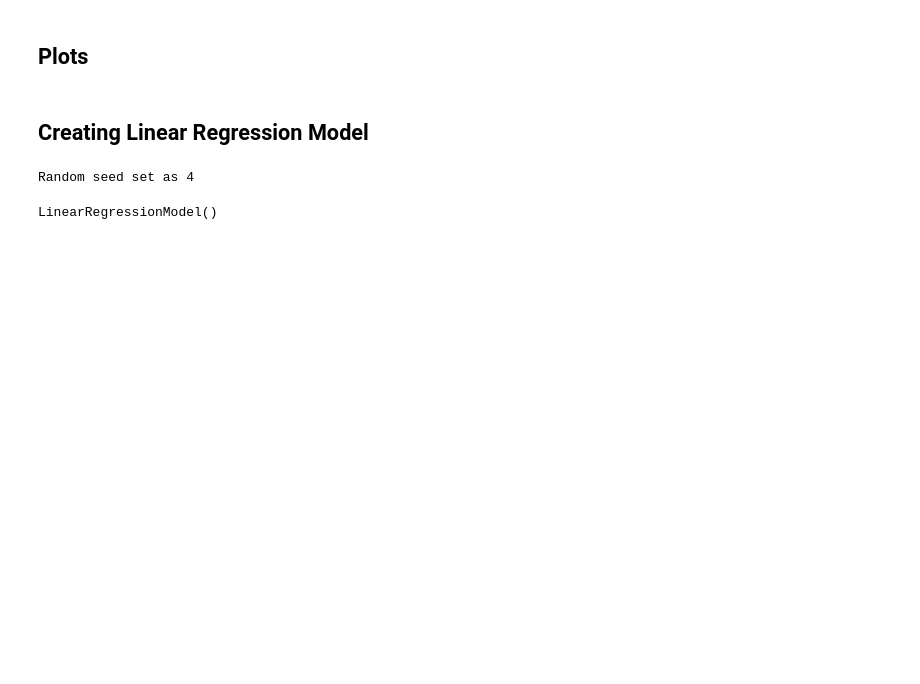
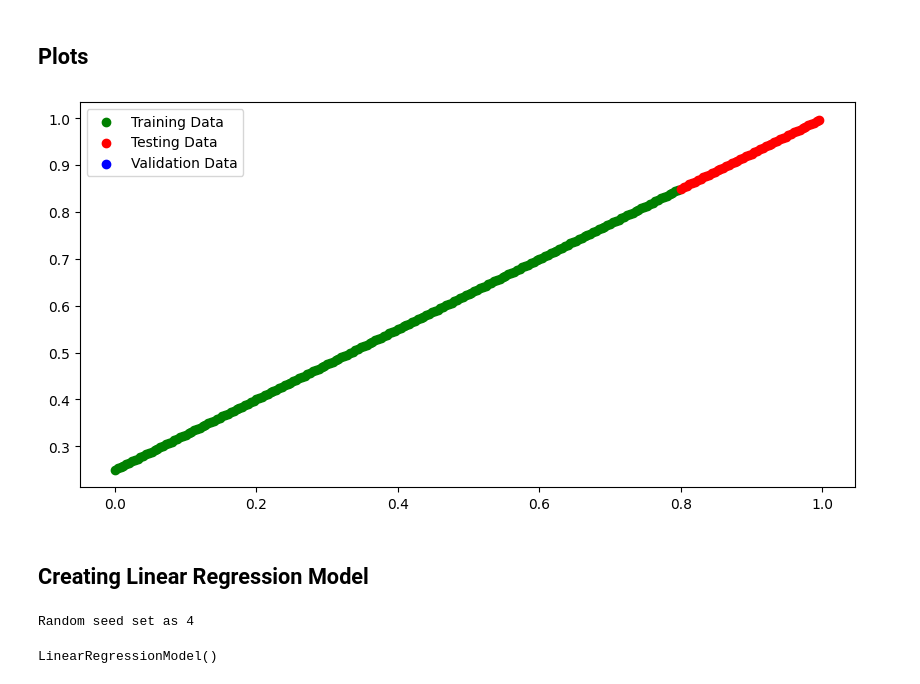
Before and after one commit to RahulJana/deep-learning-101, a Jupyter notebook: pytorch/basics.ipynb, the cells around one changed output. Saved outputs shown, nothing was run; the diff lists cells and outputs as text; code cells hidden in the pictures; blank space fills up the shorter version.

```diff
--- a/pytorch/basics.ipynb
+++ b/pytorch/basics.ipynb
@@ -71,7 +111,7 @@ def plot_dataset(train_data,
                  test_label,
                  valid_data = None,
                  valid_label = None,
-                 fig_size = (10, 7),
+                 fig_size = (10, 5),
                  predictions=None) -> None:
     plt.figure(figsize=fig_size)
 
@@ -82,7 +122,7 @@ def plot_dataset(train_data,
 
     plt.scatter(test_data,
                 test_label,
-                c="o",
+                c="r",
                 label = "Testing Data")
 
     if valid_data is None or valid_label is None:
@@ -92,3 +132,10 @@ def plot_dataset(train_data,
                     label = "Validation Data")
 
     plt.legend()
+# %%
+plot_dataset(train_data=X_train,
+             train_label=y_train,
+             test_data=X_test,
+             test_label=y_test)
+# %% [output]
+[figure, added]
```
Also changed, not shown: parts of 17 cells of this notebook.
